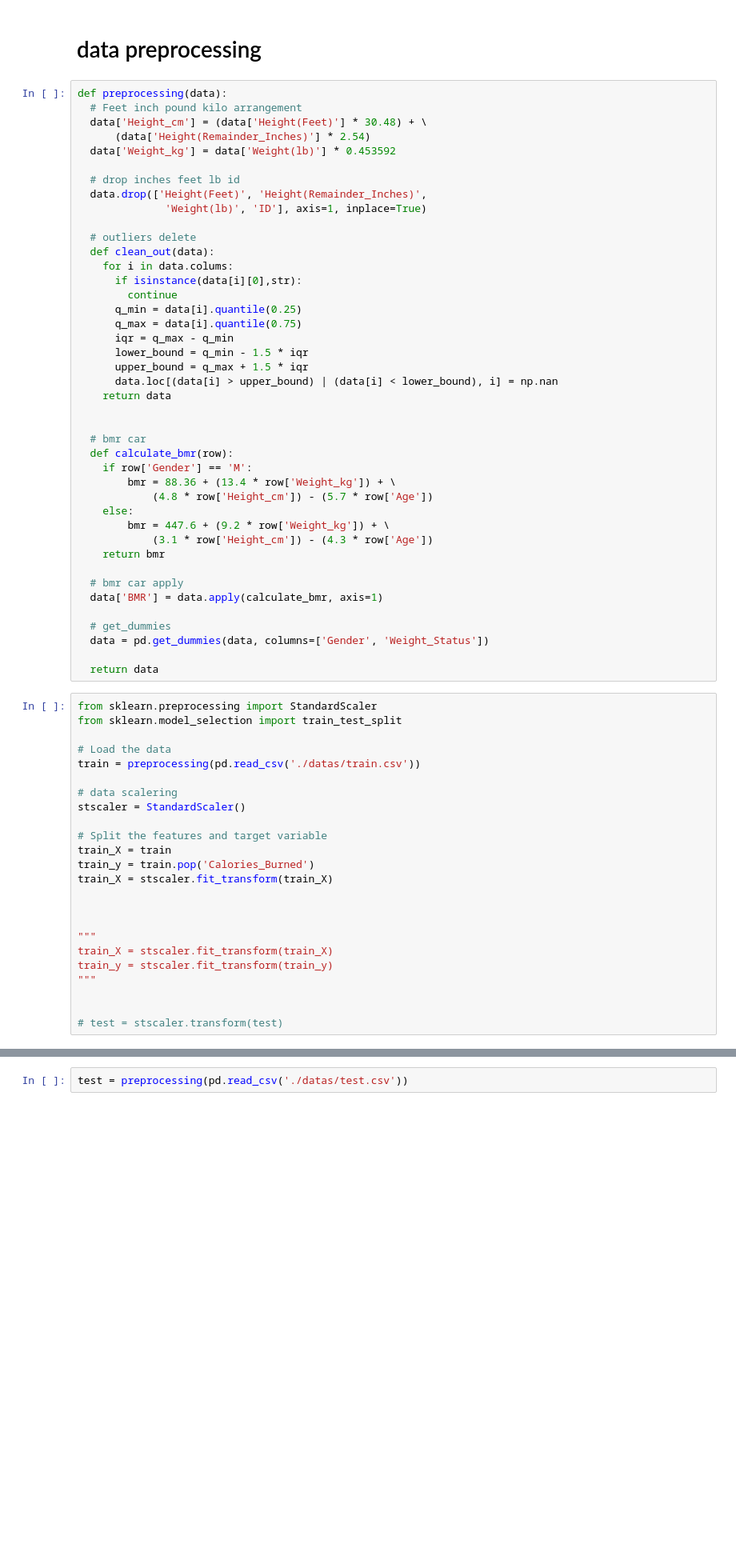
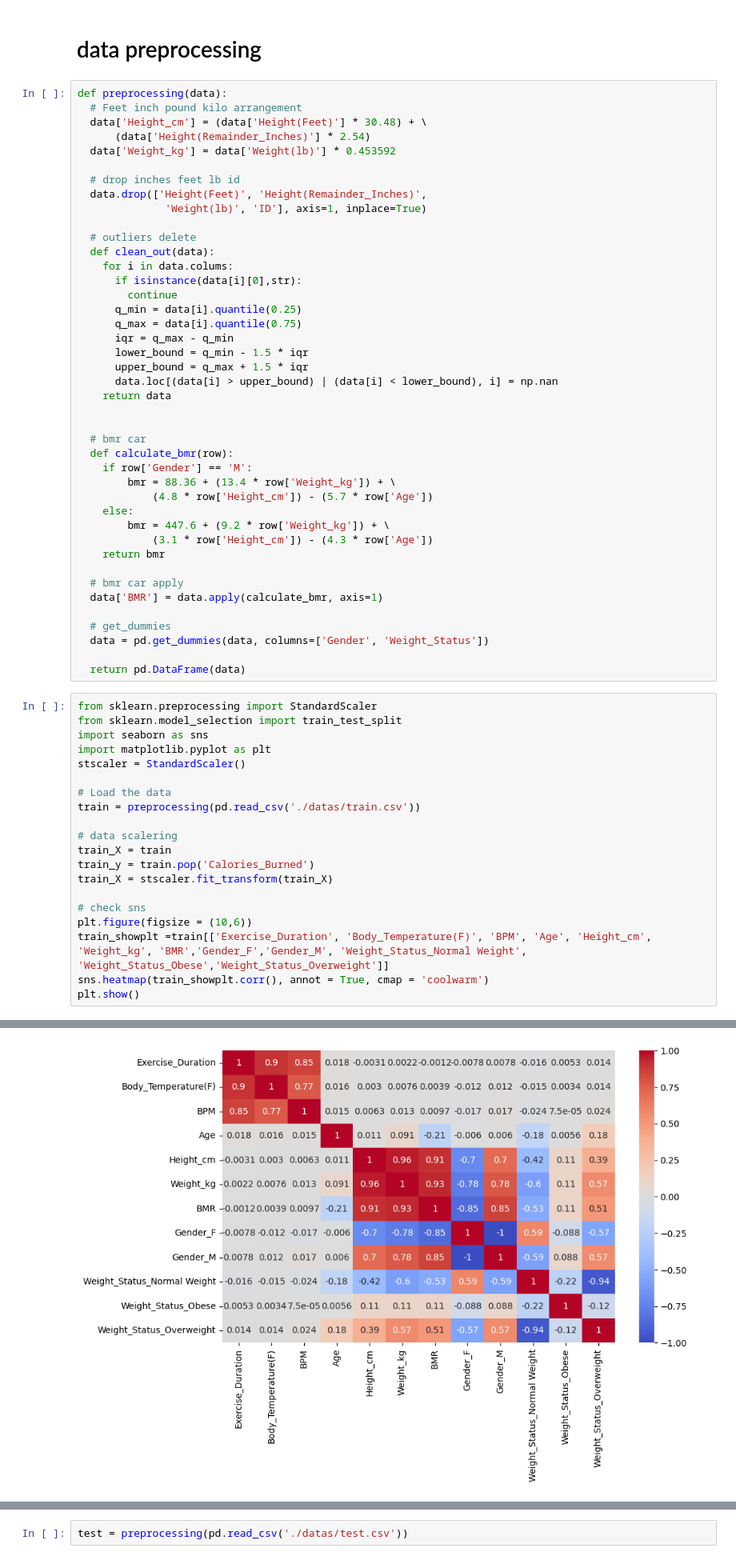
Before and after one commit to datajcthemax/gitproject, a Jupyter notebook: merge_health.ipynb, the cells around one changed output, grey strips where cells are left out. Shown at 80% size. Cells and saved outputs as stored; diff of their text form; blank space fills up the shorter version.

```diff
--- a/merge_health.ipynb
+++ b/merge_health.ipynb
@@ -46,29 +46,25 @@ def preprocessing(data):
   # get_dummies
   data = pd.get_dummies(data, columns=['Gender', 'Weight_Status'])
 
-  return data
+  return pd.DataFrame(data)
 # %%
 from sklearn.preprocessing import StandardScaler
 from sklearn.model_selection import train_test_split
+import seaborn as sns
+import matplotlib.pyplot as plt
+stscaler = StandardScaler()
 
 # Load the data
 train = preprocessing(pd.read_csv('./datas/train.csv'))
 
 # data scalering
-stscaler = StandardScaler()
-
-# Split the features and target variable
 train_X = train
 train_y = train.pop('Calories_Burned')
 train_X = stscaler.fit_transform(train_X)
 
-
-
-"""
-train_X = stscaler.fit_transform(train_X)
-train_y = stscaler.fit_transform(train_y)
-"""
-
-
-# test = stscaler.transform(test)
+# check sns
+plt.figure(figsize = (10,6))
+train_showplt =train[['Exercise_Duration', 'Body_Temperature(F)', 'BPM', 'Age', 'Height_cm', 'Weight_kg', 'BMR','Gender_F','Gender_M', 'Weight_Status_Normal Weight', 'Weight_Status_Obese','Weight_Status_Overweight']]
+sns.heatmap(train_showplt.corr(), annot = True, cmap = 'coolwarm')
+plt.show()
 # %% [output]
@@ -75,0 +71 @@ AttributeError: 'numpy.ndarray' object has no attribute 'pop'
+[figure, added]
```
Also changed, not shown: parts of 3 cells of this notebook.
